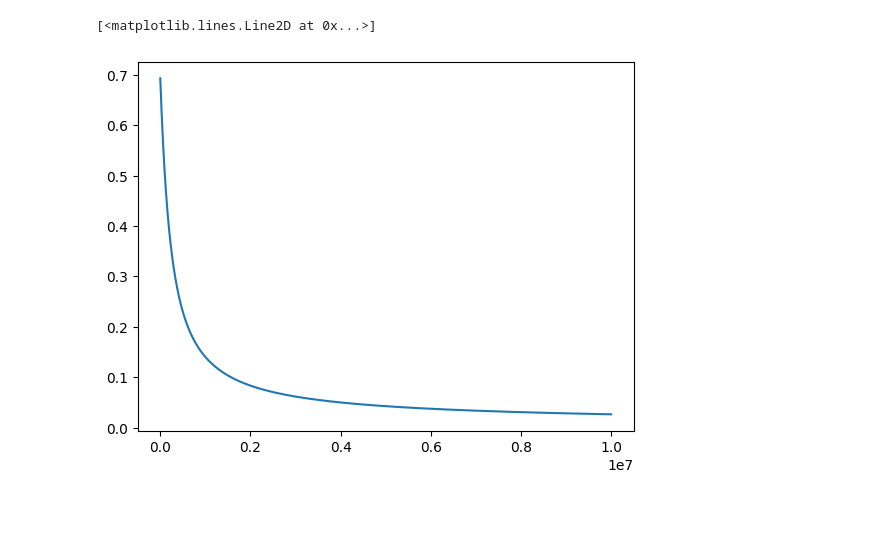
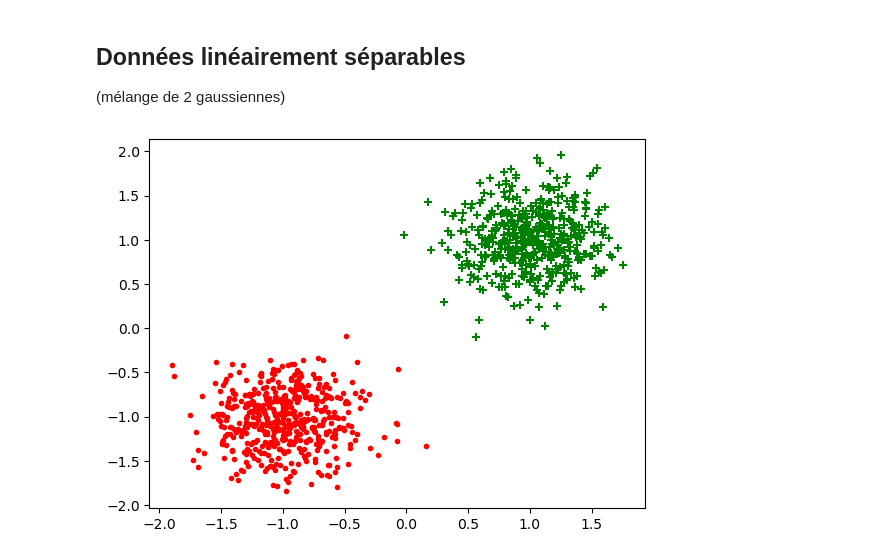
Before and after one commit to dataymeric/DAC, a Jupyter notebook: ML/TME3/tme3.ipynb, the cells around one changed output. Drawn from its saved outputs; the diff is of its cells as text; code cells hidden in the pictures; blank space fills up the shorter version.

```diff
--- a/ML/TME3/tme3.ipynb
+++ b/ML/TME3/tme3.ipynb
@@ -63,6 +5,0 @@ plt.plot(liste_w)
-# %%
-w, liste_w, losses = descente_gradient(datax, datay, reglog, reglog_grad, 1e-5, 10000000)
-plt.plot(losses)
-# %% [output]
-[<matplotlib.lines.Line2D at 0x...>]
-[figure, removed]
@@ -68,0 +42,9 @@ plt.plot(losses)
+# %% [markdown]
+## Données linéairement séparables
+
+(mélange de 2 gaussiennes)
+# %%
+X, y = gen_arti(nbex=1000, data_type=0, epsilon=0.02)
+plot_data(X, y)
+# %% [output]
+[figure, added]
```
Also changed, not shown: parts of 28 cells of this notebook, 1 other file.
